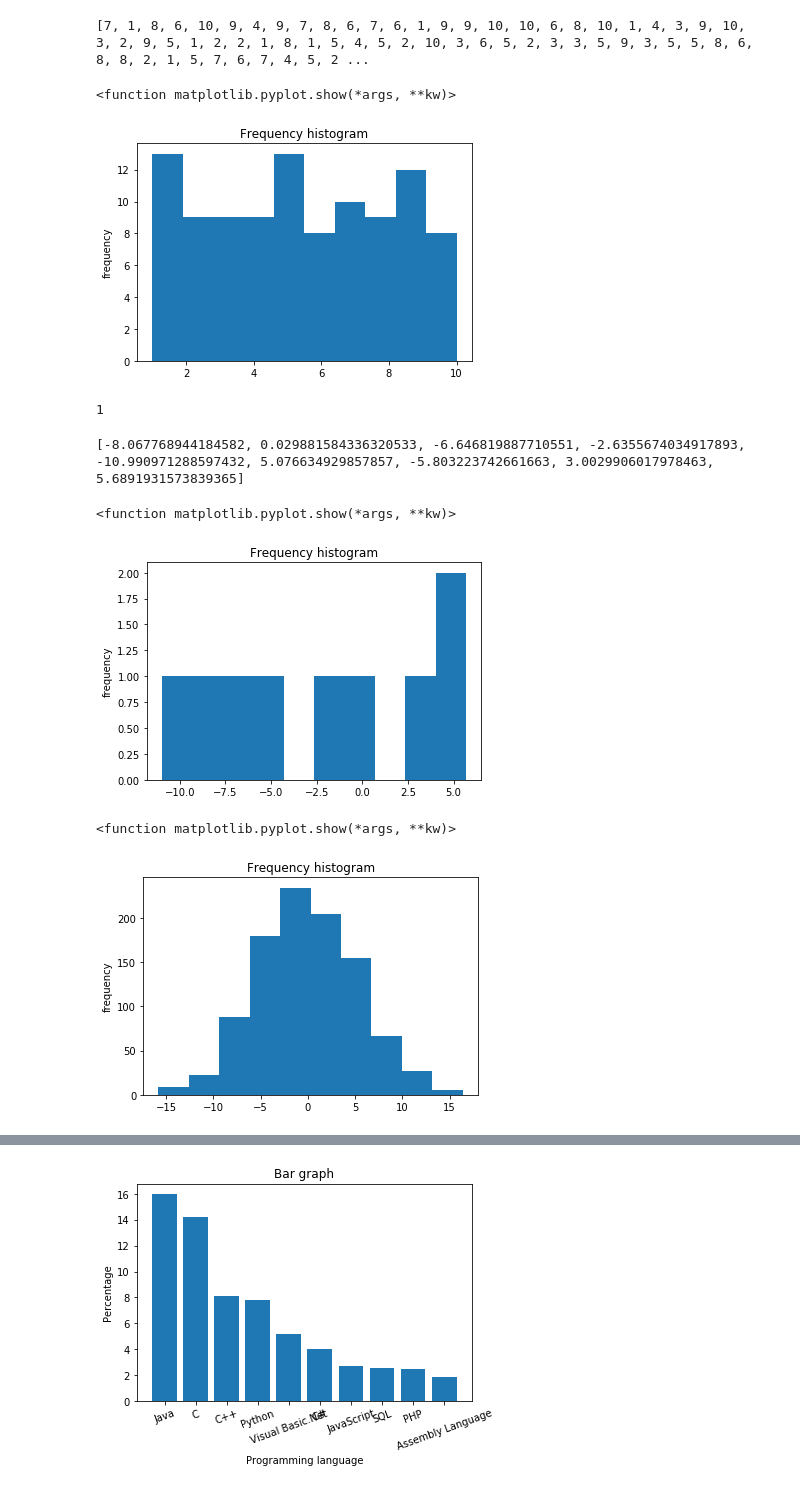
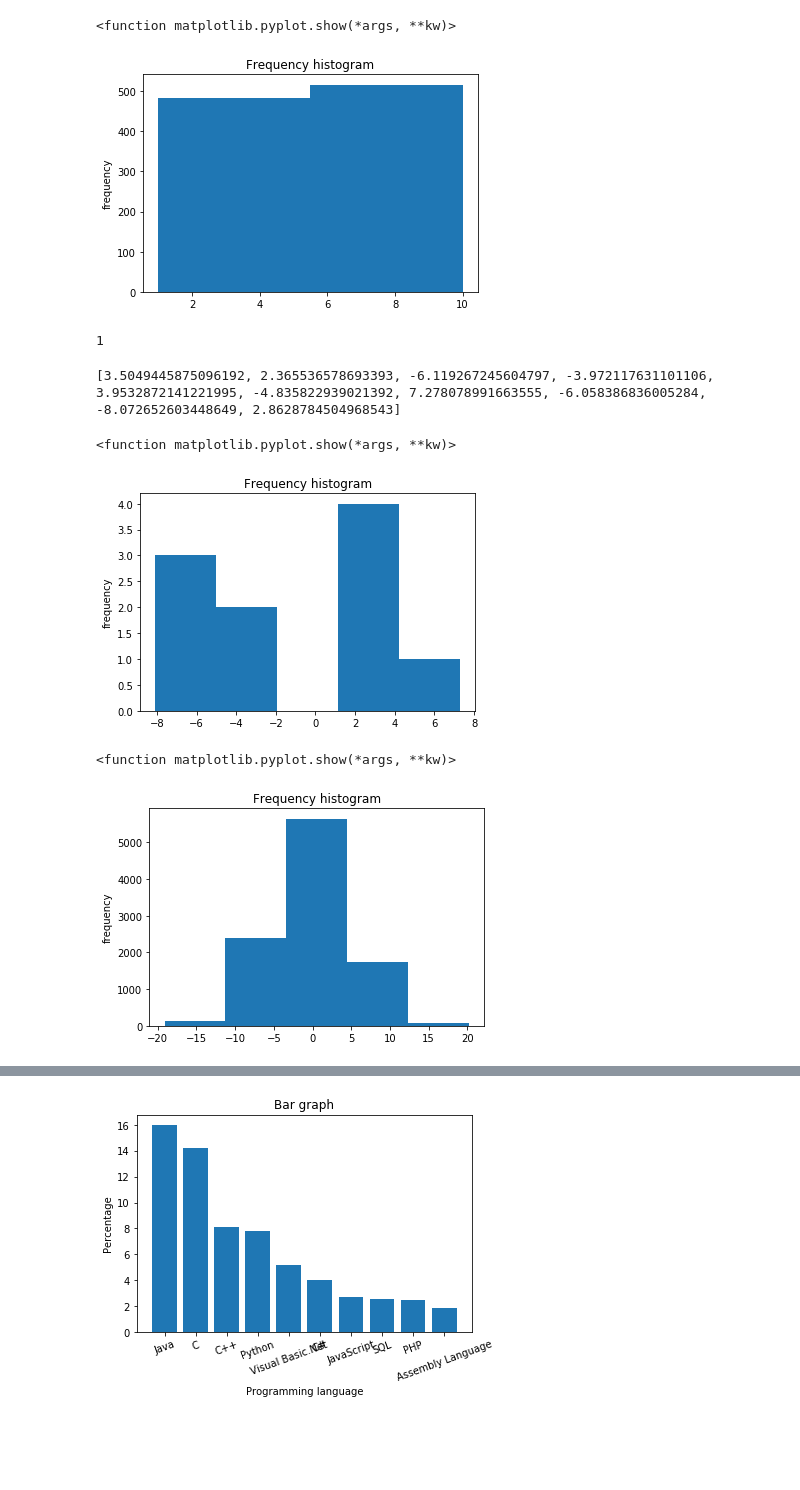
Before and after one commit to rezaindah/informatyka_2019, a Jupyter notebook: may21.ipynb, the cells around one changed output, grey strips where cells are left out. Cells and saved outputs as stored; diff of their text form; code cells hidden in the pictures; blank space fills up the shorter version.

```diff
--- a/may21.ipynb
+++ b/may21.ipynb
@@ -4,38 +4,37 @@ import random
 
 #https://machinelearningmastery.com/how-to-generate-random-numbers-in-python/
 # %%
-x=[random.randint(1,10) for i in range(100)]
-print(x)
-plt.hist(x)
+x=[random.randint(1,10) for i in range(1000)]
+#print(x)
+plt.hist(x, bins=2)
 plt.gca().set(title='Frequency histogram', ylabel='frequency')
 plt.show
 # %% [output]
-[7, 1, 8, 6, 10, 9, 4, 9, 7, 8, 6, 7, 6, 1, 9, 9, 10, 10, 6, 8, 10, 1, 4, 3, 9, 10, 3, 2, 9, 5, 1, 2, 2, 1, 8, 1, 5, 4, 5, 2, 10, 3, 6, 5, 2, 3, 3, 5, 9, 3, 5, 5, 8, 6, 8, 8, 2, 1, 5, 7, 6, 7, 4, 5, 2 ...
+<function matplotlib.pyplot.show(*args, **kw)>
-<function matplotlib.pyplot.show(*args, **kw)>
-[figure, old version]
+[figure, new version]
 # %%
 num = min(1, max(100, random.gauss(3, 4)))
 print(num)
 # %% [output]
 1
 # %%
-y=[random.gauss(0,5) for i in range(1,10)]
+y=[random.gauss(0,5) for i in range(10)]
 print(y)
-plt.hist(y)
+plt.hist(y, bins=5)
 plt.gca().set(title='Frequency histogram', ylabel='frequency')
 plt.show
 # %% [output]
-[-8.067768944184582, 0.029881584336320533, -6.646819887710551, -2.6355674034917893, -10.990971288597432, 5.076634929857857, -5.803223742661663, 3.0029906017978463, 5.6891931573839365]
+[3.5049445875096192, 2.365536578693393, -6.119267245604797, -3.972117631101106, 3.9532872141221995, -4.835822939021392, 7.278078991663555, -6.058386836005284, -8.072652603448649, 2.8628784504968543]
 <function matplotlib.pyplot.show(*args, **kw)>
-[figure, old version]
+[figure, new version]
 # %%
-y=[random.gauss(0,5) for i in range(10,1000)]
-plt.hist(y)
+y=[random.gauss(0,5) for i in range(10,10000)]
+plt.hist(y, bins=5)
 plt.gca().set(title='Frequency histogram', ylabel='frequency')
 plt.show
 # %% [output]
 <function matplotlib.pyplot.show(*args, **kw)>
-[figure, old version]
+[figure, new version]
 # %%
 # generate random Gaussian values
 from random import seed
```
Also changed, not shown: parts of 2 cells of this notebook, 1 other file.
